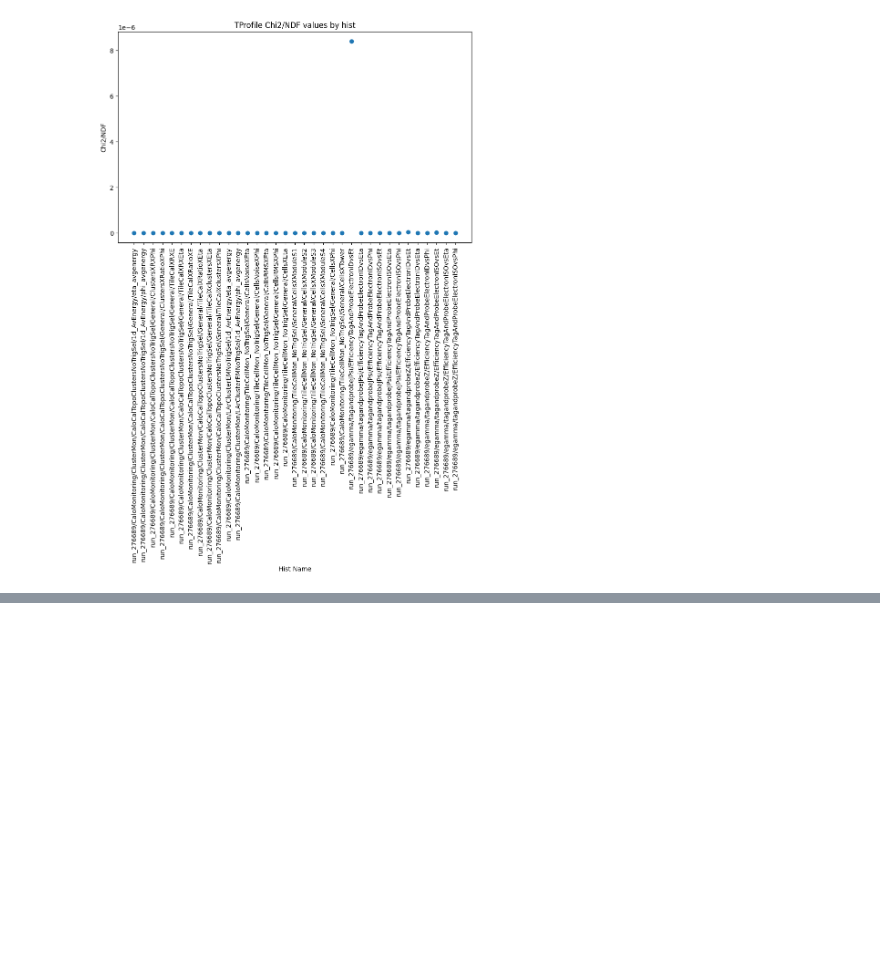
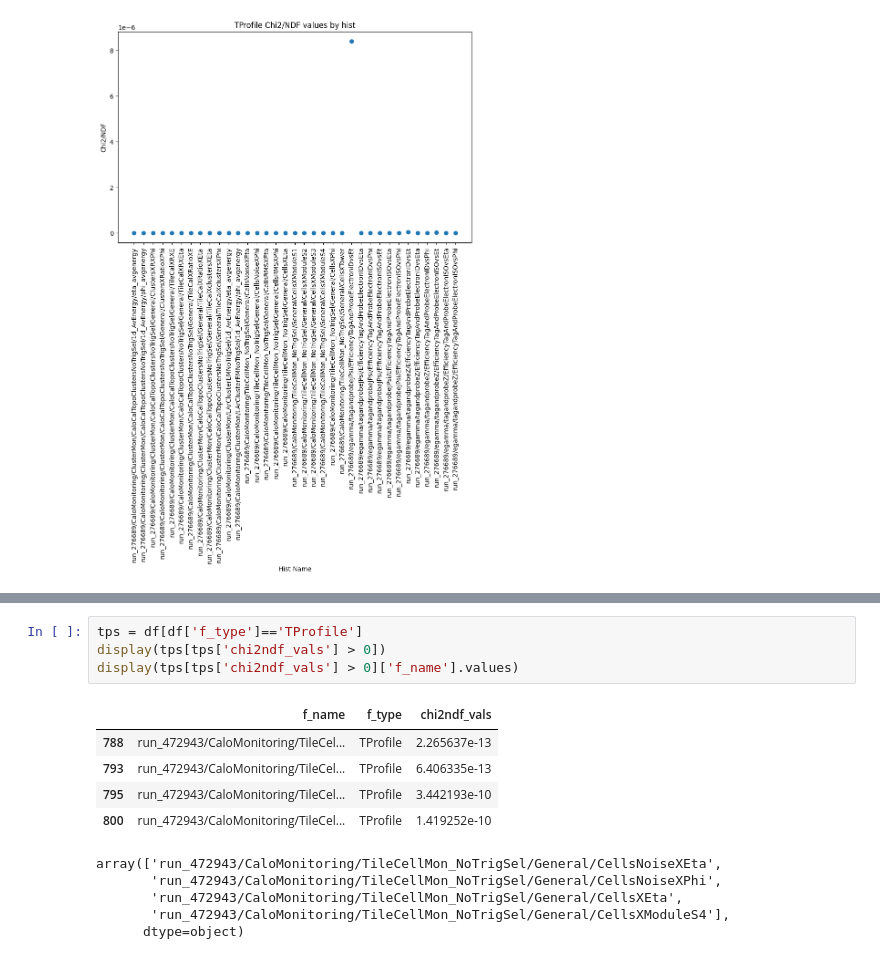
Before and after one commit to CaryRandazzo/AtlasValidationDashboard, a Jupyter notebook: dashboard/plots_only_notebook.ipynb, the cells around one changed output, grey strips where cells are left out. Drawn from its saved outputs; the diff is of its cells as text; blank space fills up the shorter version.

```diff
--- a/dashboard/plots_only_notebook.ipynb
+++ b/dashboard/plots_only_notebook.ipynb
@@ -355,0 +725,15 @@ plt.show()
+# %%
+tps = df[df['f_type']=='TProfile']
+display(tps[tps['chi2ndf_vals'] > 0])
+display(tps[tps['chi2ndf_vals'] > 0]['f_name'].values)
+# %% [output]
+|  | f_name | f_type | chi2ndf_vals |
+| 788 | run_472943/CaloMonitoring/TileCel... | TProfile | 2.265637e-13 |
+| 793 | run_472943/CaloMonitoring/TileCel... | TProfile | 6.406335e-13 |
+| 795 | run_472943/CaloMonitoring/TileCel... | TProfile | 3.442193e-10 |
+| 800 | run_472943/CaloMonitoring/TileCel... | TProfile | 1.419252e-10 |
+array(['run_472943/CaloMonitoring/TileCellMon_NoTrigSel/General/CellsNoiseXEta',
+       'run_472943/CaloMonitoring/TileCellMon_NoTrigSel/General/CellsNoiseXPhi',
+       'run_472943/CaloMonitoring/TileCellMon_NoTrigSel/General/CellsXEta',
+       'run_472943/CaloMonitoring/TileCellMon_NoTrigSel/General/CellsXModuleS4'],
+      dtype=object)
```
Also changed, not shown: parts of 4 cells of this notebook, 17 other files.
